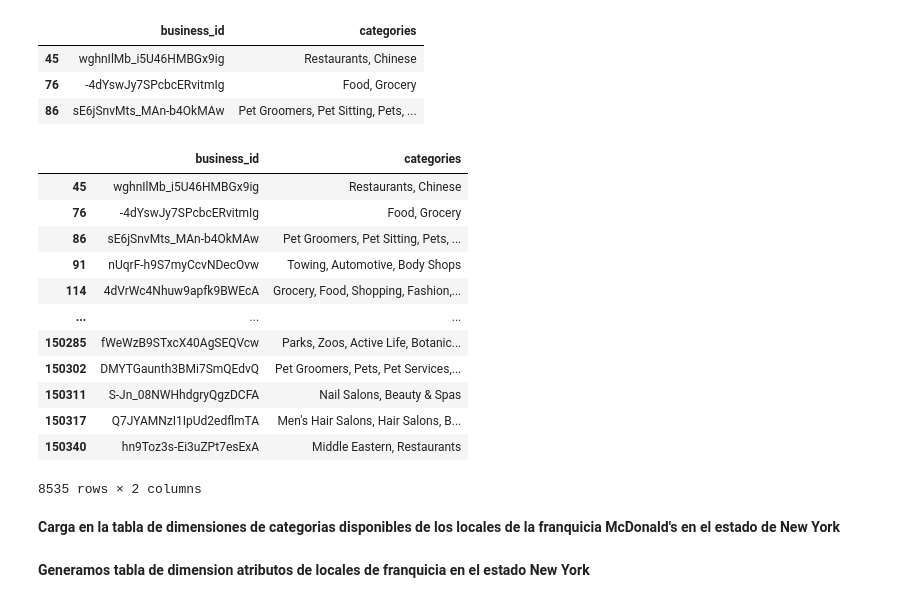
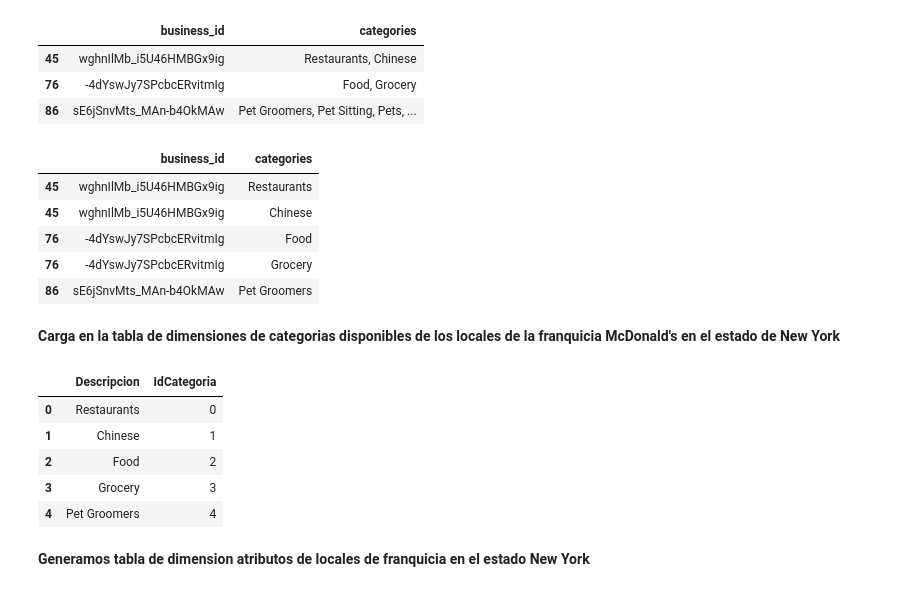
Before and after one commit to Datalogia/PG_12, a Jupyter notebook: ETL_Yelp_Gmaps.ipynb, the cells around one changed output. Cells and saved outputs as stored; diff of their text form; code cells hidden in the pictures.

```diff
--- a/ETL_Yelp_Gmaps.ipynb
+++ b/ETL_Yelp_Gmaps.ipynb
@@ -533,8 +495,6 @@ df_NYork["city"] = df_NYork["city"].astype('str')
 df_NYork["state"] = df_NYork["state"].astype('str')
 df_NYork["address"] = df_NYork["address"].astype('str')
 df_NYork["postal_code"] = df_NYork["postal_code"].apply(pd.to_numeric, errors='coerce')
-df_NYork["latitude"] = df_NYork["latitude"].apply(pd.to_numeric, errors='coerce')
-df_NYork["longitude"] = df_NYork["longitude"].apply(pd.to_numeric, errors='coerce')
 df_NYork["stars"] = df_NYork["stars"].apply(pd.to_numeric, errors='coerce')
 # %%
 df_NYork.to_parquet('BUSINESS_YELP_YORK.parquet', index=False, compression='gzip')
@@ -561,25 +521,25 @@ categorias = df_cat["categories"].unique()
 df_categorias = pd.DataFrame(categorias, columns=["Descripcion"])
 df_categorias['IdCategoria'] = df_categorias.index
 # %%
-df_cat
+df_cat.head(5)
 # %% [output]
 |  | business_id | categories |
-| 45 | wghnIlMb_i5U46HMBGx9ig | Restaurants, Chinese |
-| 76 | -4dYswJy7SPcbcERvitmIg | Food, Grocery |
-| 86 | sE6jSnvMts_MAn-b4OkMAw | Pet Groomers, Pet Sitting, Pets, ... |
-| 91 | nUqrF-h9S7myCcvNDecOvw | Towing, Automotive, Body Shops |
-| 114 | 4dVrWc4Nhuw9apfk9BWEcA | Grocery, Food, Shopping, Fashion,... |
-| ... | ... | ... |
-| 150285 | fWeWzB9STxcX40AgSEQVcw | Parks, Zoos, Active Life, Botanic... |
-| 150302 | DMYTGaunth3BMi7SmQEdvQ | Pet Groomers, Pets, Pet Services,... |
-| 150311 | S-Jn_08NWHhdgryQgzDCFA | Nail Salons, Beauty & Spas |
-| 150317 | Q7JYAMNzI1IpUd2edflmTA | Men's Hair Salons, Hair Salons, B... |
-| 150340 | hn9Toz3s-Ei3uZPt7esExA | Middle Eastern, Restaurants |
+| 45 | wghnIlMb_i5U46HMBGx9ig | Restaurants |
+| 45 | wghnIlMb_i5U46HMBGx9ig | Chinese |
+| 76 | -4dYswJy7SPcbcERvitmIg | Food |
+| 76 | -4dYswJy7SPcbcERvitmIg | Grocery |
+| 86 | sE6jSnvMts_MAn-b4OkMAw | Pet Groomers |
-8535 rows × 2 columns
 # %% [markdown]
 **Carga en la tabla de dimensiones de categorias disponibles de los locales de la franquicia McDonald's en el estado de New York**
 # %%
 df_categorias.head(5)
+# %% [output]
+|  | Descripcion | IdCategoria |
+| 0 | Restaurants | 0 |
+| 1 | Chinese | 1 |
+| 2 | Food | 2 |
+| 3 | Grocery | 3 |
+| 4 | Pet Groomers | 4 |
 # %%
 df_categorias.to_csv("Categorias_Yelp.csv")
 # %% [markdown]
```
Also changed, not shown: parts of 6 cells of this notebook.
